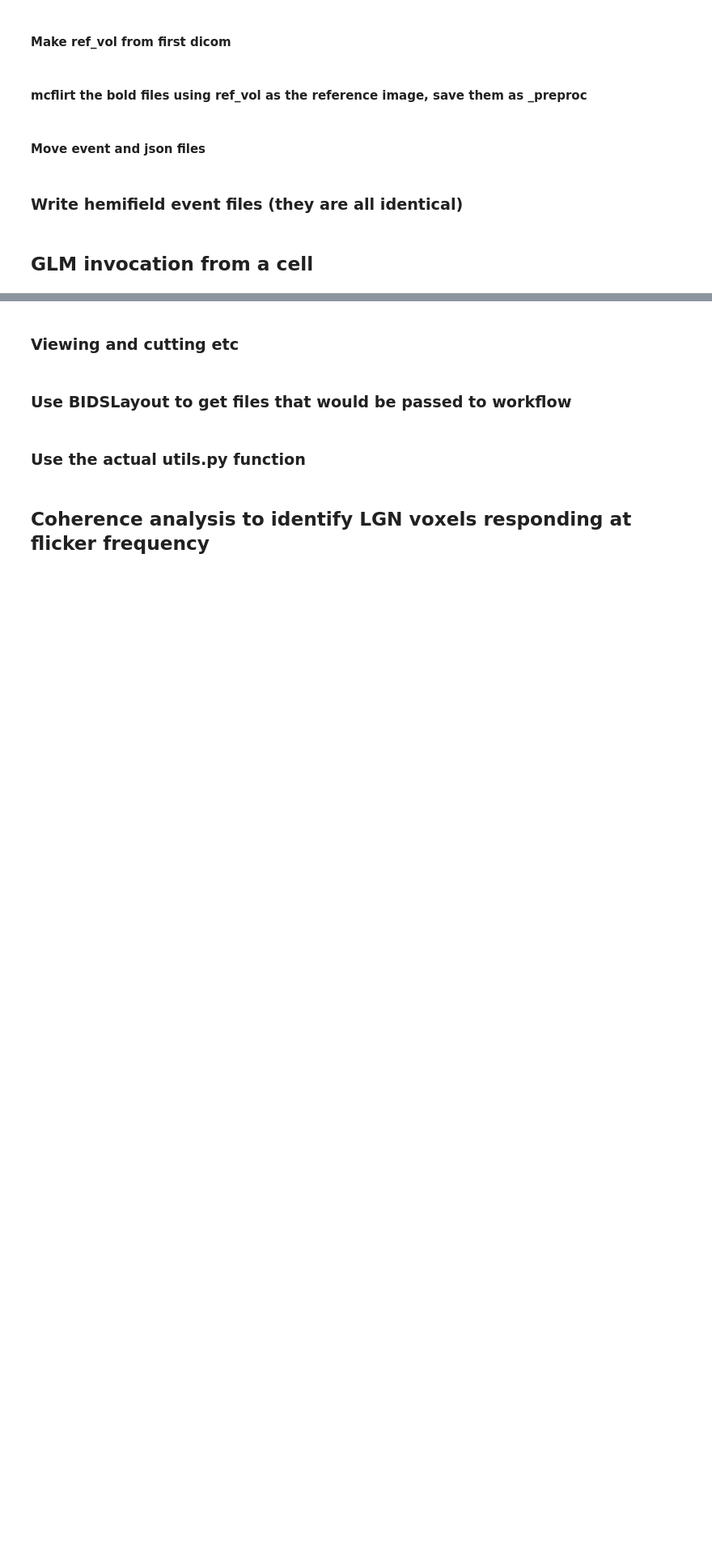
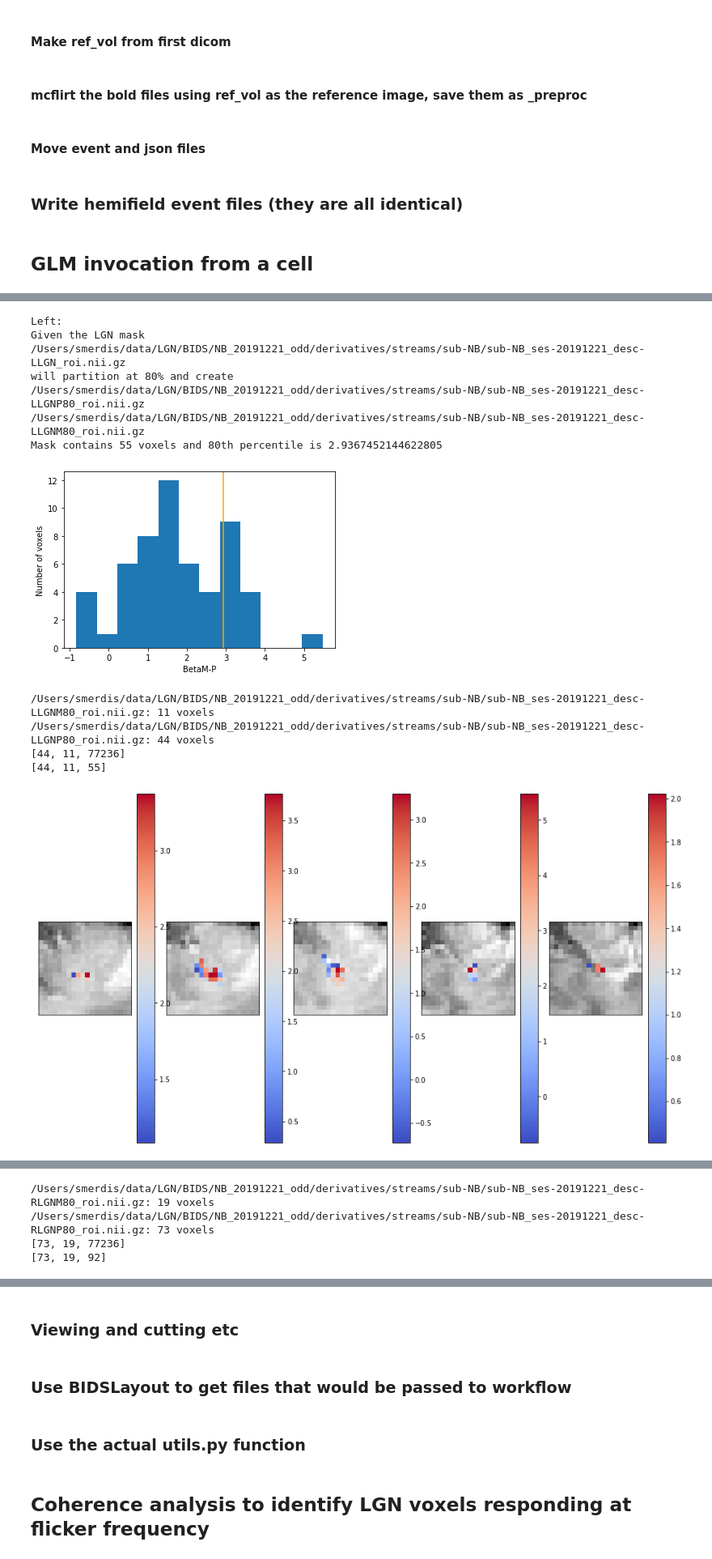
Before and after one commit to smerdis/streams, a Jupyter notebook: glm_code/NB_20191221 LGN.ipynb, the cells around one changed output, grey strips where cells are left out. Shown at 81% size. Cells and saved outputs as stored; diff of their text form; code cells hidden in the pictures; blank space fills up the shorter version.

```diff
--- a/glm_code/NB_20191221 LGN.ipynb
+++ b/glm_code/NB_20191221 LGN.ipynb
@@ -191,0 +408,22 @@ beta_RL, beta_MP
+# %%
+print("Left:")
+LM_roi, LP_roi, Lthreshold = utils.assign_roi_percentile(rois[0], beta_MP, 80, ref_vol_img, 'L')
+roi_stats({'P':LP_roi, 'M':LM_roi})
+print("Right:")
+RM_roi, RP_roi, Rthreshold = utils.assign_roi_percentile(rois[1], beta_MP, 80, ref_vol_img, 'R')
+roi_stats({'P':RP_roi, 'M':RM_roi})
+print("*********\n")
+# %% [output]
+Left:
+Given the LGN mask
+/Users/smerdis/data/LGN/BIDS/NB_20191221_odd/derivatives/streams/sub-NB/sub-NB_ses-20191221_desc-LLGN_roi.nii.gz
+will partition at 80% and create
+/Users/smerdis/data/LGN/BIDS/NB_20191221_odd/derivatives/streams/sub-NB/sub-NB_ses-20191221_desc-LLGNP80_roi.nii.gz
+/Users/smerdis/data/LGN/BIDS/NB_20191221_odd/derivatives/streams/sub-NB/sub-NB_ses-20191221_desc-LLGNM80_roi.nii.gz
+Mask contains 55 voxels and 80th percentile is 2.9367452144622805
+[figure, added]
+/Users/smerdis/data/LGN/BIDS/NB_20191221_odd/derivatives/streams/sub-NB/sub-NB_ses-20191221_desc-LLGNM80_roi.nii.gz: 11 voxels
+/Users/smerdis/data/LGN/BIDS/NB_20191221_odd/derivatives/streams/sub-NB/sub-NB_ses-20191221_desc-LLGNP80_roi.nii.gz: 44 voxels
+[44, 11, 77236]
+[44, 11, 55]
+[figure, added]
@@ -191,0 +448,4 @@ beta_RL, beta_MP
+/Users/smerdis/data/LGN/BIDS/NB_20191221_odd/derivatives/streams/sub-NB/sub-NB_ses-20191221_desc-RLGNM80_roi.nii.gz: 19 voxels
+/Users/smerdis/data/LGN/BIDS/NB_20191221_odd/derivatives/streams/sub-NB/sub-NB_ses-20191221_desc-RLGNP80_roi.nii.gz: 73 voxels
+[73, 19, 77236]
+[73, 19, 92]
```
Also changed, not shown: parts of 45 cells of this notebook.
